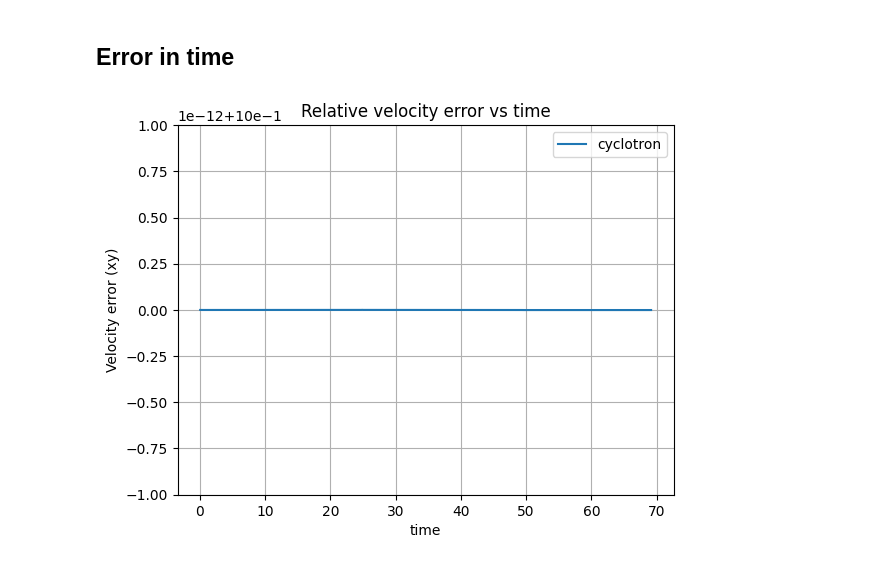
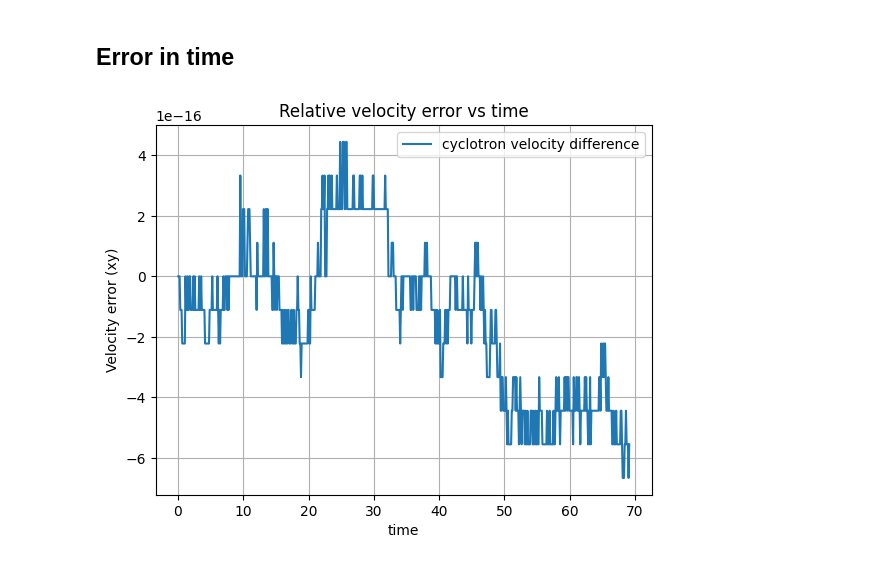
Before and after one commit to Sworzzy/PIC-PPF, a Jupyter notebook: main.ipynb, the cells around one changed output. Saved outputs shown, nothing was run; the diff lists cells and outputs as text; code cells hidden in the pictures.

```diff
--- a/main.ipynb
+++ b/main.ipynb
@@ -121,36 +121,39 @@ plot_compare(x_ExB_num, v_ExB_num, x_ExB_an, v_ExB_an, step=8, show_arrows=True)
 ## Error in time
 # %%
 v_cyc_norm_num = np.linalg.norm(v_cyc_num, axis=1)
+v_cyc_norm_an = np.linalg.norm(v_cyc_an, axis=1)
+
+diff_v_cyc_norm = v_cyc_norm_num - v_cyc_norm_an
 
 
 diff_x_cyc = (x_cyc_num[:, :2] - x_cyc_an[:, :2])
 diff_x_ExB = (x_ExB_num[:, :2] - x_ExB_an[:, :2])
 errs_x_cyc = np.sqrt(np.sum(diff_x_cyc**2, axis=1))
 errs_x_ExB = np.sqrt(np.sum(diff_x_ExB**2, axis=1))
 
 diff_v_cyc = (np.linalg.norm(v_cyc_num, axis=1)[:, None] - np.linalg.norm(v_cyc_an, axis=1)[:, None]) / np.linalg.norm(v_cyc_num, axis=1)[:, None]
 diff_v_ExB = (np.linalg.norm(v_ExB_num, axis=1)[:, None] - np.linalg.norm(v_ExB_num, axis=1)[:, None]) / np.linalg.norm(v_ExB_num, axis=1)[:, None]
 errs_v_cyc = np.sqrt(np.sum(diff_v_cyc**2, axis=1))
 errs_v_ExB = np.sqrt(np.sum(diff_v_ExB**2, axis=1))
 
 # plt.figure()
 # plt.grid()
 # plt.plot(times, errs_x_cyc, label='cyclotron')
 # plt.plot(times, errs_x_ExB, label='ExB')
 # plt.xlabel('time')
 # plt.ylabel('position error (xy)')
 # plt.title('Absolute Positional error vs time')
 # plt.legend()
 # plt.show()
 
 plt.figure()
 plt.grid()
-plt.plot(times, v_cyc_norm_num, label='cyclotron')
+plt.plot(times, diff_v_cyc_norm, label='cyclotron velocity difference')
 # plt.semilogy(times,np.linalg.norm(v_ExB_num, axis=1), label='ExB')
 plt.xlabel('time')
 plt.ylabel('Velocity error (xy)')
 plt.title('Relative velocity error vs time')
 plt.legend()
 plt.show()
 # %% [output]
-[figure, old version]
+[figure, new version]
```
Also changed, not shown: parts of 1 cell of this notebook.
